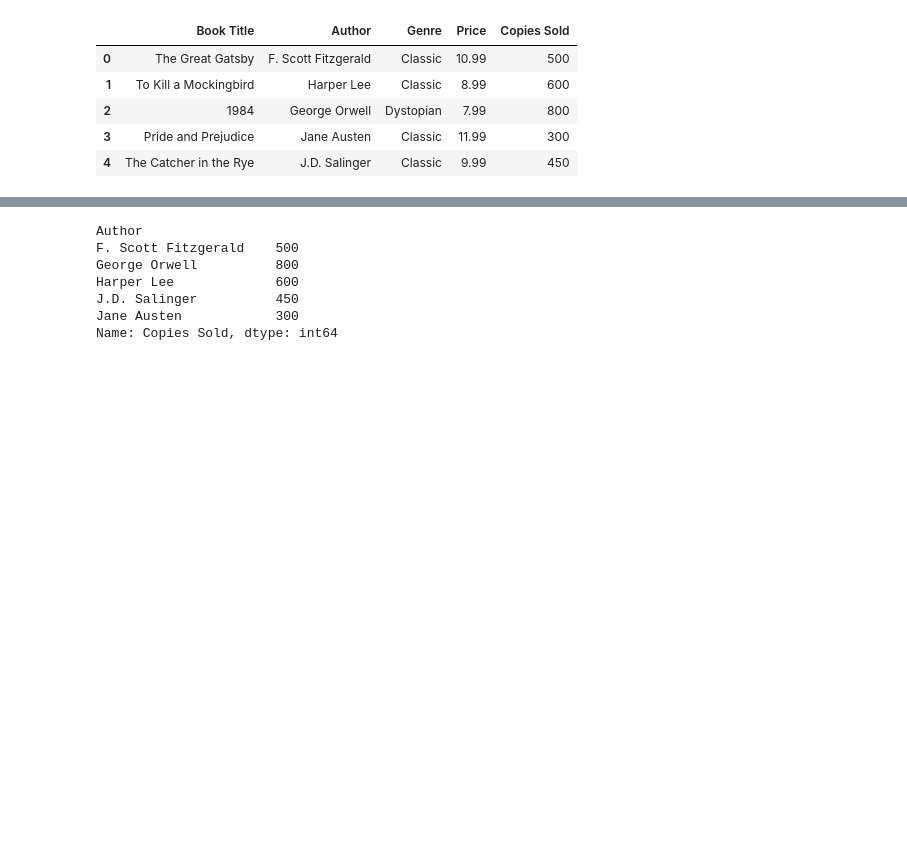
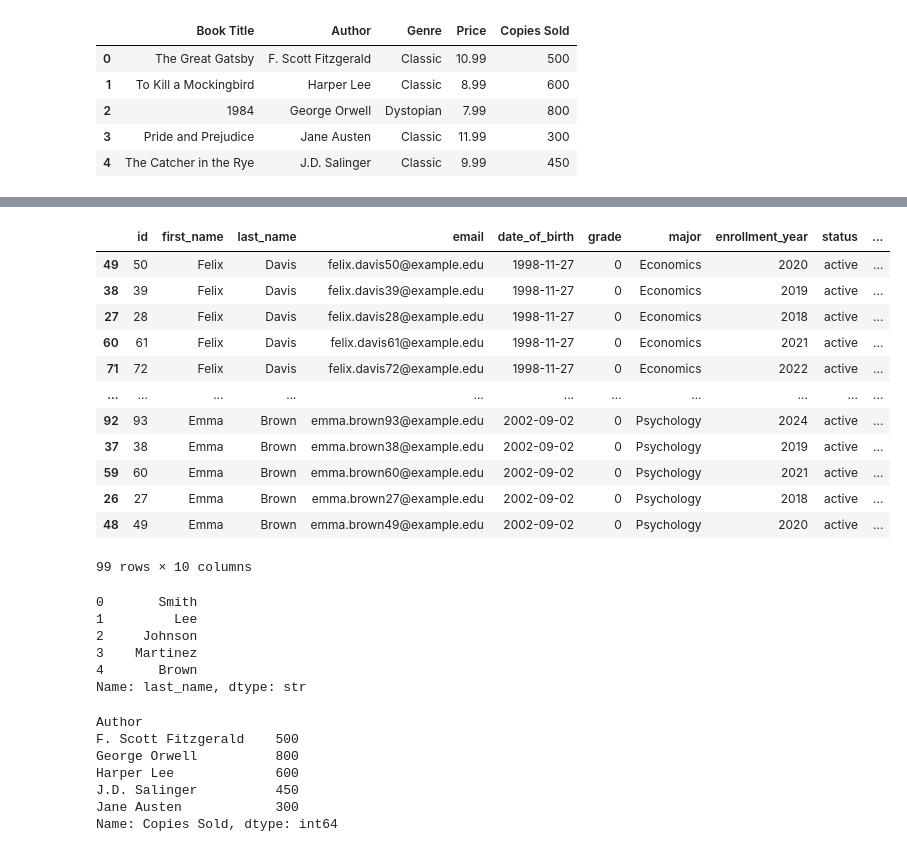
Before and after one commit to jeaninnocent/DI-BOOTCAMP, a Jupyter notebook: Week2/day2/test.ipynb, the cells around one changed output, grey strips where cells are left out. Drawn from its saved outputs; the diff is of its cells as text; code cells hidden in the pictures; blank space fills up the shorter version.

```diff
--- a/Week2/day2/test.ipynb
+++ b/Week2/day2/test.ipynb
@@ -60,3 +223,28 @@ df[df['Price']<100]
+# %%
+df.sort_values('date_of_birth' , ascending=True)
+# %% [output]
+|  | id | first_name | last_name | email | date_of_birth | grade | major | enrollment_year | status | ... |
+| 49 | 50 | Felix | Davis | felix.davis50@example.edu | 1998-11-27 | 0 | Economics | 2020 | active | ... |
+| 38 | 39 | Felix | Davis | felix.davis39@example.edu | 1998-11-27 | 0 | Economics | 2019 | active | ... |
+| 27 | 28 | Felix | Davis | felix.davis28@example.edu | 1998-11-27 | 0 | Economics | 2018 | active | ... |
+| 60 | 61 | Felix | Davis | felix.davis61@example.edu | 1998-11-27 | 0 | Economics | 2021 | active | ... |
+| 71 | 72 | Felix | Davis | felix.davis72@example.edu | 1998-11-27 | 0 | Economics | 2022 | active | ... |
+| ... | ... | ... | ... | ... | ... | ... | ... | ... | ... | ... |
+| 92 | 93 | Emma | Brown | emma.brown93@example.edu | 2002-09-02 | 0 | Psychology | 2024 | active | ... |
+| 37 | 38 | Emma | Brown | emma.brown38@example.edu | 2002-09-02 | 0 | Psychology | 2019 | active | ... |
+| 59 | 60 | Emma | Brown | emma.brown60@example.edu | 2002-09-02 | 0 | Psychology | 2021 | active | ... |
+| 26 | 27 | Emma | Brown | emma.brown27@example.edu | 2002-09-02 | 0 | Psychology | 2018 | active | ... |
+| 48 | 49 | Emma | Brown | emma.brown49@example.edu | 2002-09-02 | 0 | Psychology | 2020 | active | ... |
+99 rows × 10 columns
+# %%
+df.iloc[0:5,2]
+# %% [output]
+0       Smith
+1         Lee
+2     Johnson
+3    Martinez
+4       Brown
+Name: last_name, dtype: str
 # %%
 df.groupby('Author')['Copies Sold'].sum()
 # %% [output]
```
Also changed, not shown: parts of 13 cells of this notebook, 5 other files.
